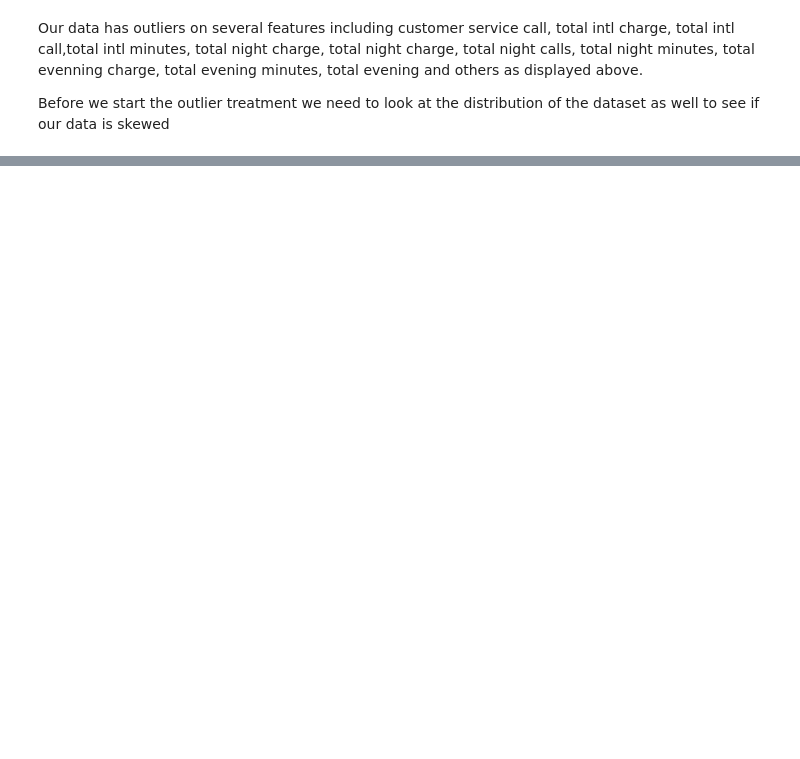
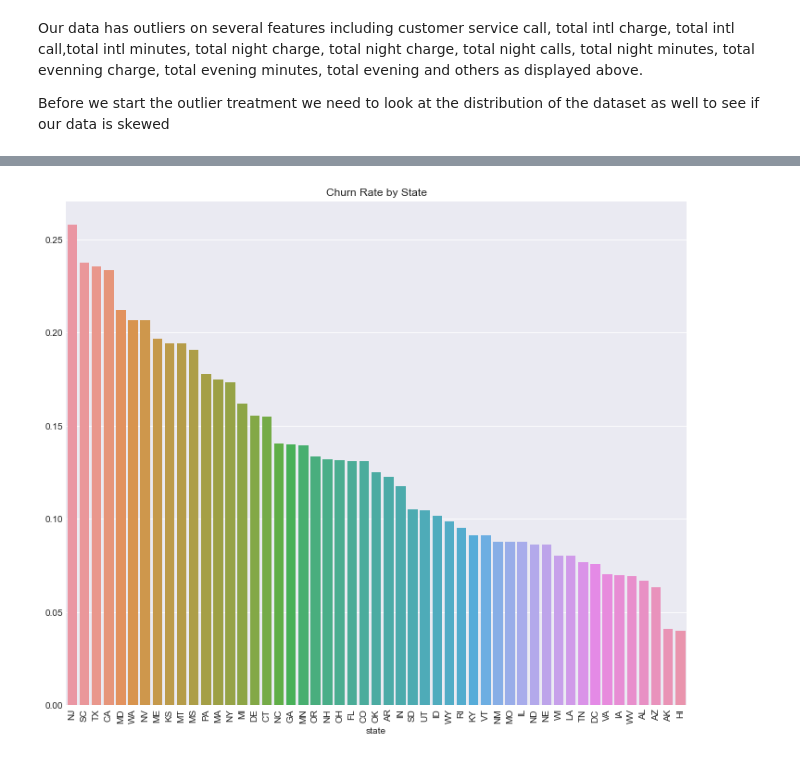
Before and after one commit to Salahudin654/Phase3-SyriaTel, a Jupyter notebook: index.ipynb, the cells around one changed output, grey strips where cells are left out. Drawn from its saved outputs; the diff is of its cells as text; code cells hidden in the pictures; blank space fills up the shorter version.

```diff
--- a/index.ipynb
+++ b/index.ipynb
@@ -227,0 +232,32 @@ distribution(df)
+# %%
+# removing outliers
+def remove_outliers_iqr(df):
+    """
+    Takes in a dataframe and removes outliers from a dataframe using the IQR method.
+
+    Parameters:
+    df (pd.DataFrame): Input dataframe
+
+    Returns:
+    pd.DataFrame: Dataframe with outliers removed
+    """
+    # Select only numerical columns
+    numerical_df = df.select_dtypes(include='number')
+
+    # Compute Q1 (25th percentile) and Q3 (75th percentile)
+    Q1 = numerical_df.quantile(0.25)
+    Q3 = numerical_df.quantile(0.75)
+    IQR = Q3 - Q1
+
+    # Define outlier boundaries
+    lower_bound = Q1 - 2 * IQR
+    upper_bound = Q3 + 2 * IQR
+
+    # Filter out the outliers
+    df_cleaned = numerical_df[~((numerical_df < lower_bound) | (numerical_df > upper_bound)).any(axis=1)]
+
+    # Return the cleaned dataframe with non-numerical columns included
+    return df.loc[df_cleaned.index]
+
+# Assuming df is your DataFrame
+df = remove_outliers_iqr(df)
@@ -227,0 +311,13 @@ distribution(df)
+# %%
+#geographical Analysis
+def geographical_analysis(data):
+    plt.figure(figsize=(12, 10))
+    state_churn = data.groupby('state')['churn'].mean().sort_values(ascending=False)
+    sns.barplot(x=state_churn.index, y=state_churn.values)
+    plt.title('Churn Rate by State')
+    plt.xticks(rotation=90)
+    plt.show()
+
+geographical_analysis(df)
+# %% [output]
+[figure, added]
```
Also changed, not shown: parts of 84 cells of this notebook.
